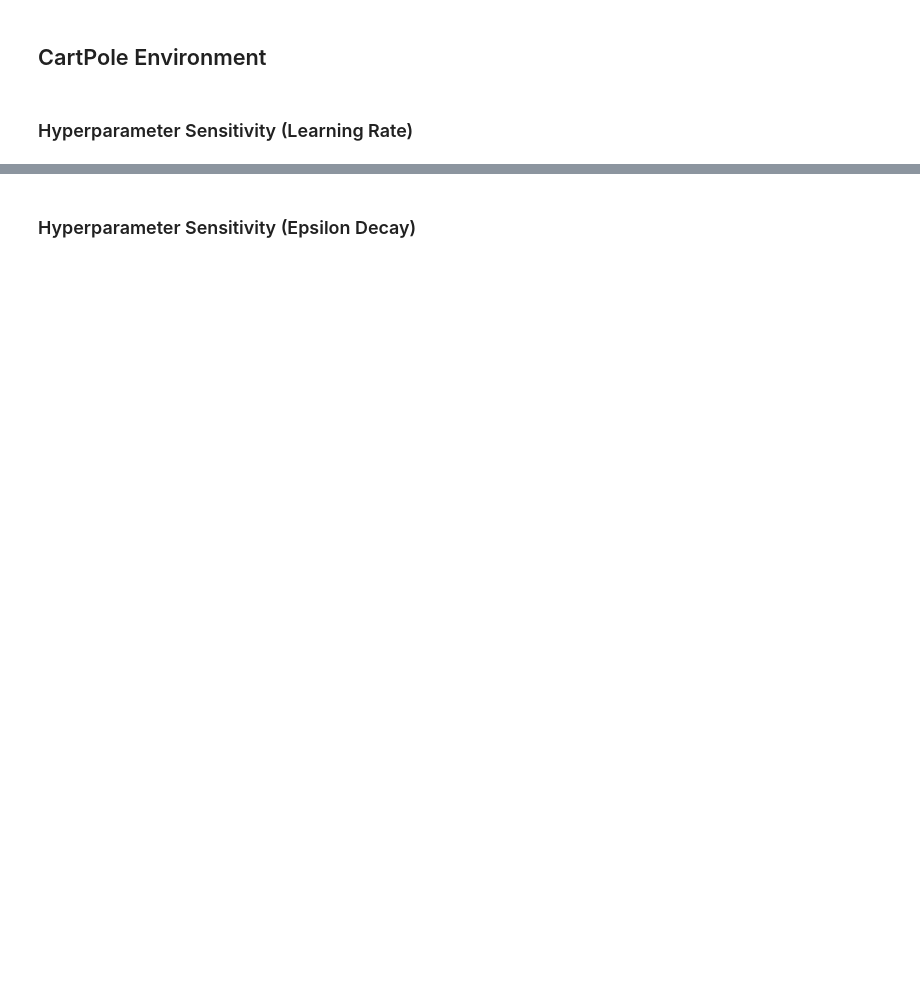
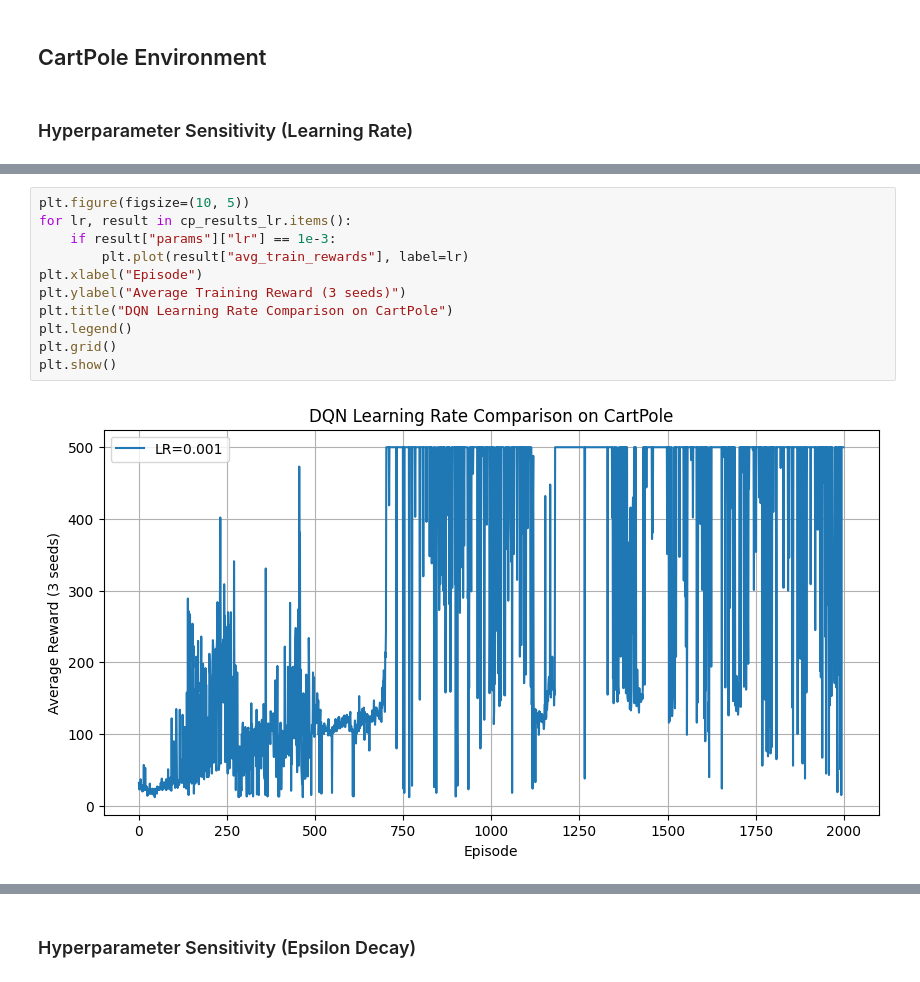
Before and after one commit to surkovv/RL_Project, a Jupyter notebook: DQN_Eval.ipynb, the cells around one changed output, grey strips where cells are left out. Cells and saved outputs as stored; diff of their text form; blank space fills up the shorter version.

```diff
--- a/DQN_Eval.ipynb
+++ b/DQN_Eval.ipynb
@@ -79 +97,14 @@ plt.show()
+# %%
+plt.figure(figsize=(10, 5))
+for lr, result in cp_results_lr.items():
+    if result["params"]["lr"] == 1e-3:
+        plt.plot(result["avg_train_rewards"], label=lr)
+plt.xlabel("Episode")
+plt.ylabel("Average Training Reward (3 seeds)")
+plt.title("DQN Learning Rate Comparison on CartPole")
+plt.legend()
+plt.grid()
+plt.show()
+# %% [output]
+[figure, added]
 # %%
```
Also changed, not shown: parts of 52 cells of this notebook, 1 other file.
